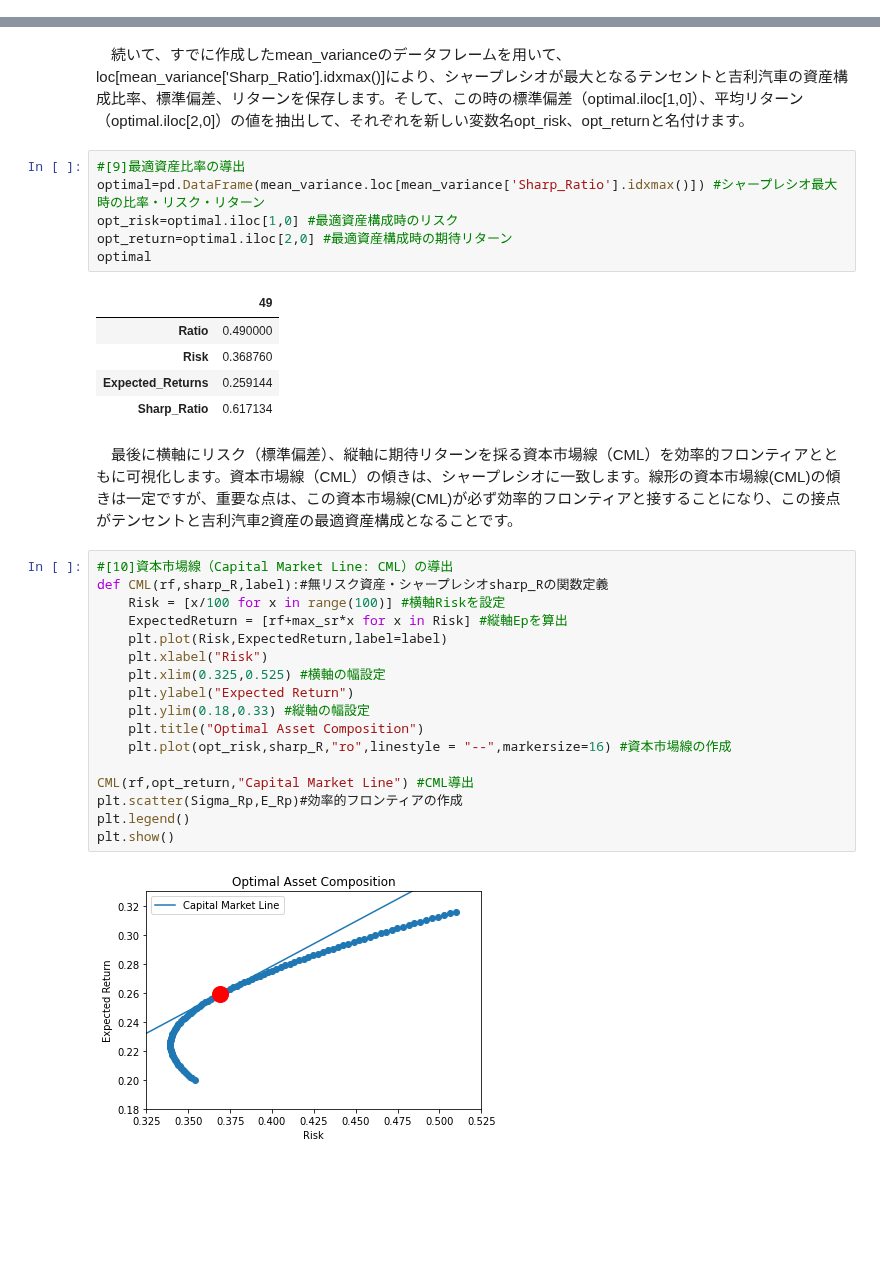
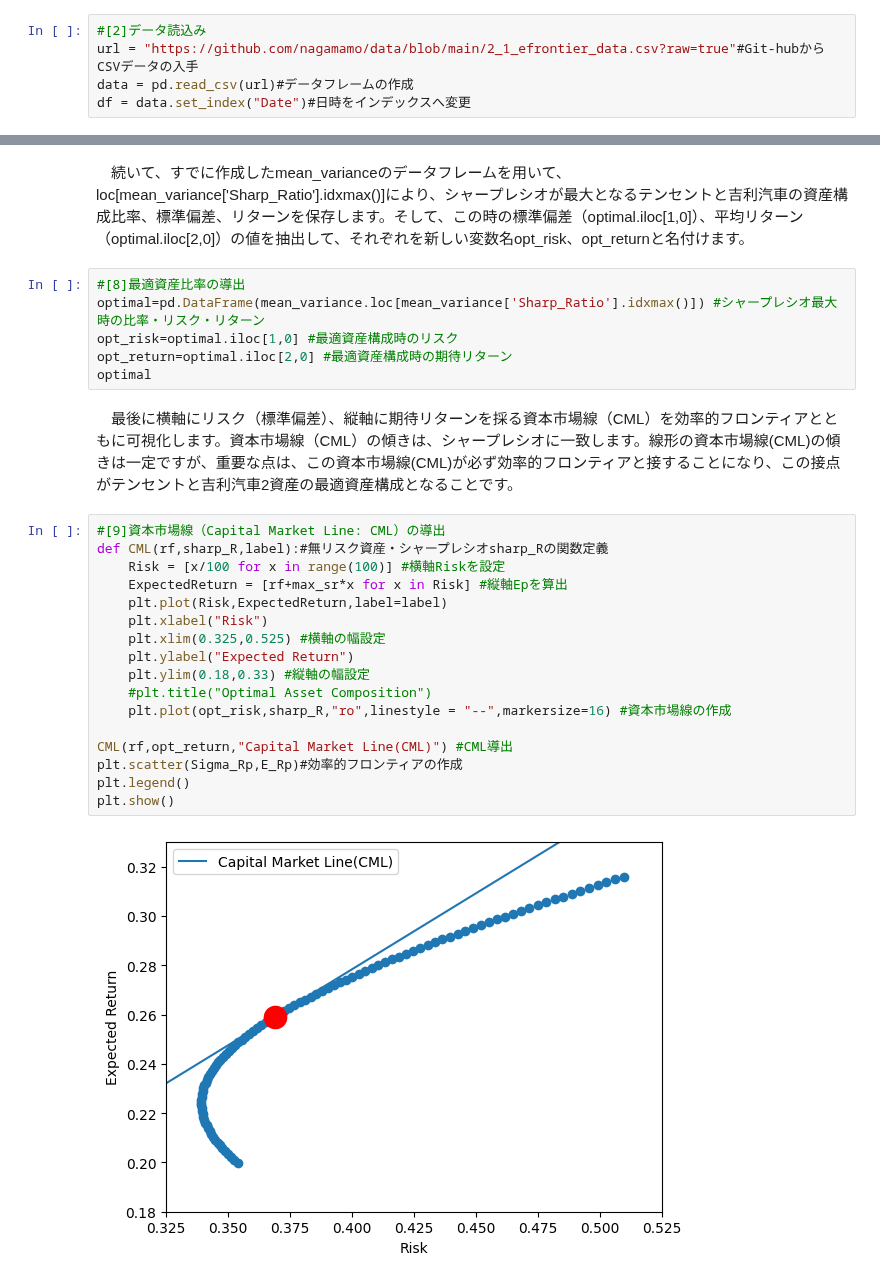
Before and after one commit to nagamamo/financial_data_science, a Jupyter notebook: 2_1_two_asset_efficient_frontier.ipynb, the cells around one changed output, grey strips where cells are left out. Cells and saved outputs as stored; diff of their text form; blank space fills up the shorter version.

```diff
--- a/2_1_two_asset_efficient_frontier.ipynb
+++ b/2_1_two_asset_efficient_frontier.ipynb
@@ -28,3 +12,8 @@ df=df.pct_change().dropna() #データフレームdfを前期比(前日比)に
+# %%
+#[2]データ読込み
+url = "https://github.com/nagamamo/data/blob/main/2_1_efrontier_data.csv?raw=true"#Git-hubからCSVデータの入手
+data = pd.read_csv(url)#データフレームの作成
+df = data.set_index("Date")#日時をインデックスへ変更
 # %% [markdown]
 　この2種類の時系列データから、株価の平均リターン（Rp）を算出します。続いて平均リターン（Rp）と同様に、分散（VAR_Rp）、共分散（Cov_Rp）を算出します。平均リターン（Rp）、分散（VAR_Rp）、共分散（Cov_Rp）は、いずれも年率換算するため×250営業日を施します。
 # %%
@@ -82,35 +57,29 @@ mean_variance
 # %% [markdown]
 　続いて、すでに作成したmean_varianceのデータフレームを用いて、loc[mean_variance['Sharp_Ratio'].idxmax()]により、シャープレシオが最大となるテンセントと吉利汽車の資産構成比率、標準偏差、リターンを保存します。そして、この時の標準偏差（optimal.iloc[1,0]）、平均リターン（optimal.iloc[2,0]）の値を抽出して、それぞれを新しい変数名opt_risk、opt_returnと名付けます。
 # %%
-#[9]最適資産比率の導出
+#[8]最適資産比率の導出
 optimal=pd.DataFrame(mean_variance.loc[mean_variance['Sharp_Ratio'].idxmax()]) #シャープレシオ最大時の比率・リスク・リターン
 opt_risk=optimal.iloc[1,0] #最適資産構成時のリスク
 opt_return=optimal.iloc[2,0] #最適資産構成時の期待リターン
 optimal
-# %% [output]
-|  | 49 |
-| Ratio | 0.490000 |
-| Risk | 0.368760 |
-| Expected_Returns | 0.259144 |
-| Sharp_Ratio | 0.617134 |
 # %% [markdown]
 　最後に横軸にリスク（標準偏差）、縦軸に期待リターンを採る資本市場線（CML）を効率的フロンティアとともに可視化します。資本市場線（CML）の傾きは、シャープレシオに一致します。線形の資本市場線(CML)の傾きは一定ですが、重要な点は、この資本市場線(CML)が必ず効率的フロンティアと接することになり、この接点がテンセントと吉利汽車2資産の最適資産構成となることです。
 # %%
-#[10]資本市場線（Capital Market Line: CML）の導出
+#[9]資本市場線（Capital Market Line: CML）の導出
 def CML(rf,sharp_R,label):#無リスク資産・シャープレシオsharp_Rの関数定義
     Risk = [x/100 for x in range(100)] #横軸Riskを設定
     ExpectedReturn = [rf+max_sr*x for x in Risk] #縦軸Epを算出
     plt.plot(Risk,ExpectedReturn,label=label)
     plt.xlabel("Risk")
     plt.xlim(0.325,0.525) #横軸の幅設定
     plt.ylabel("Expected Return")
     plt.ylim(0.18,0.33) #縦軸の幅設定
-    plt.title("Optimal Asset Composition")
+    #plt.title("Optimal Asset Composition")
     plt.plot(opt_risk,sharp_R,"ro",linestyle = "--",markersize=16) #資本市場線の作成
 
-CML(rf,opt_return,"Capital Market Line") #CML導出
+CML(rf,opt_return,"Capital Market Line(CML)") #CML導出
 plt.scatter(Sigma_Rp,E_Rp)#効率的フロンティアの作成
 plt.legend()
 plt.show()
 # %% [output]
-[figure, old version]
+[figure, new version]
```
Also changed, not shown: parts of 11 cells of this notebook.
